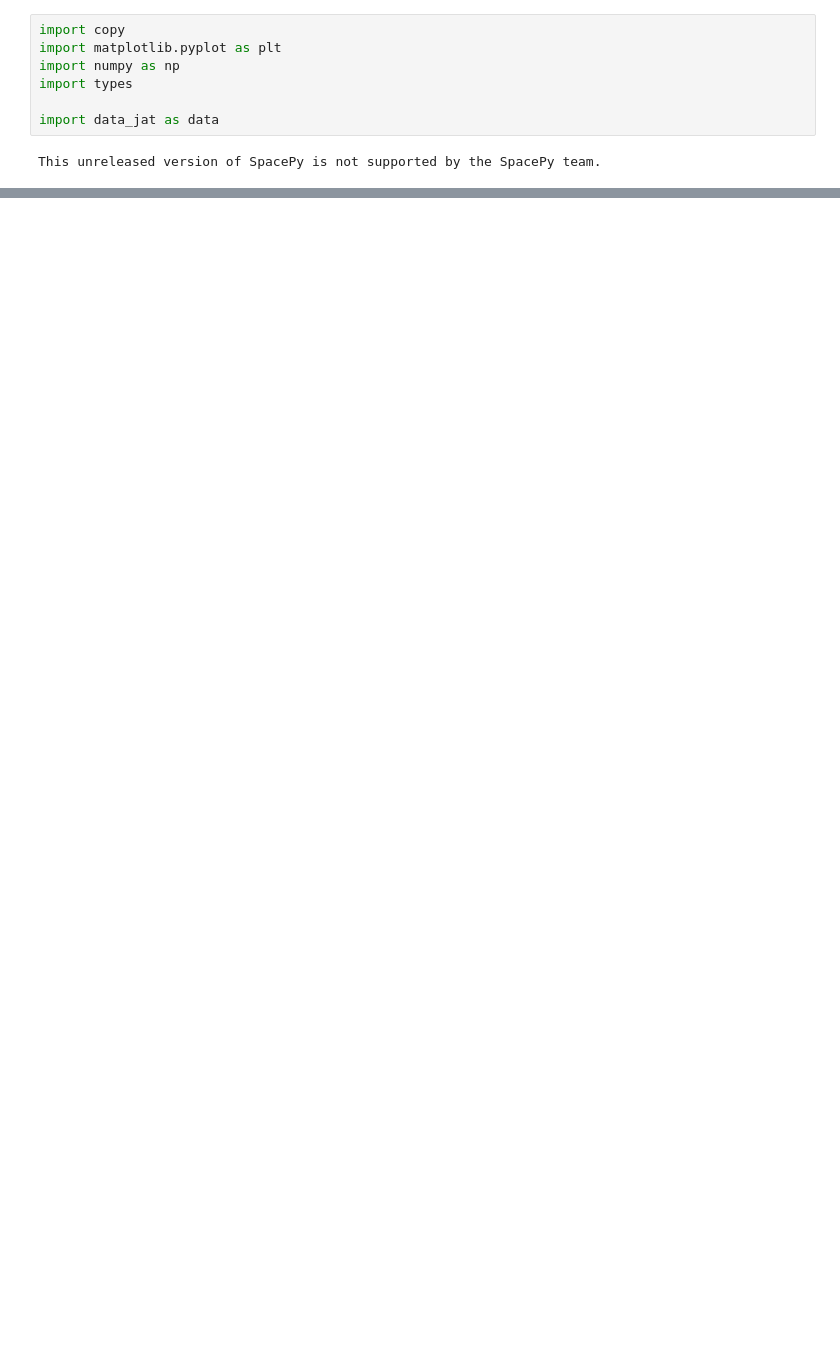
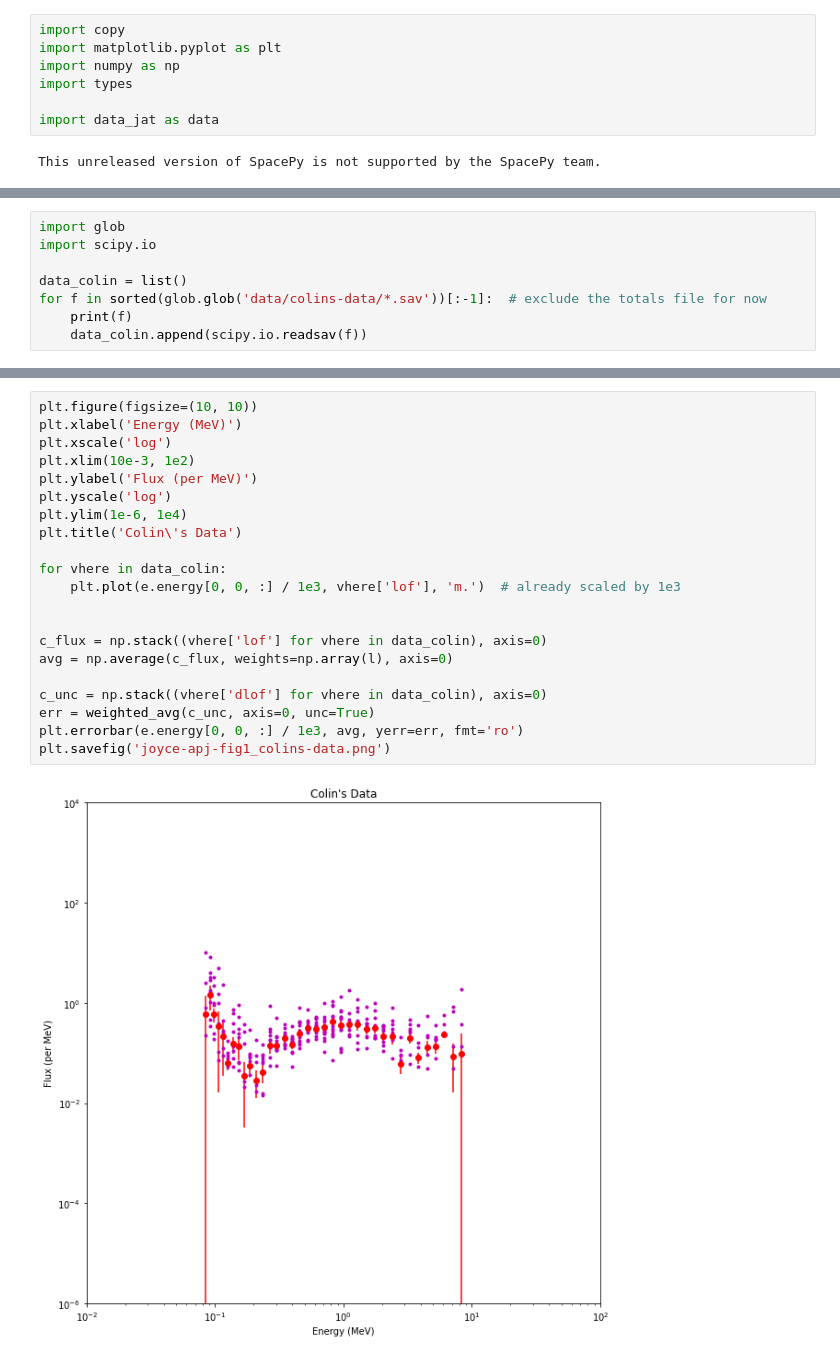
Before and after one commit to asher-m/thesis, a Jupyter notebook: joyce-apj-fig1.ipynb, the cells around one changed output, grey strips where cells are left out. Drawn from its saved outputs; the diff is of its cells as text; blank space fills up the shorter version.

```diff
--- a/joyce-apj-fig1.ipynb
+++ b/joyce-apj-fig1.ipynb
@@ -104,0 +141,8 @@ plt.plot(e.energy[0, 0, :] / 1e3, avg, 'ro')
+# %%
+import glob
+import scipy.io
+
+data_colin = list()
+for f in sorted(glob.glob('data/colins-data/*.sav'))[:-1]:  # exclude the totals file for now
+    print(f)
+    data_colin.append(scipy.io.readsav(f))
@@ -104,0 +247,23 @@ plt.plot(e.energy[0, 0, :] / 1e3, avg, 'ro')
+# %%
+plt.figure(figsize=(10, 10))
+plt.xlabel('Energy (MeV)')
+plt.xscale('log')
+plt.xlim(10e-3, 1e2)
+plt.ylabel('Flux (per MeV)')
+plt.yscale('log')
+plt.ylim(1e-6, 1e4)
+plt.title('Colin\'s Data')
+
+for vhere in data_colin:
+    plt.plot(e.energy[0, 0, :] / 1e3, vhere['lof'], 'm.')  # already scaled by 1e3
+
+
+c_flux = np.stack((vhere['lof'] for vhere in data_colin), axis=0)
+avg = np.average(c_flux, weights=np.array(l), axis=0)
+
+c_unc = np.stack((vhere['dlof'] for vhere in data_colin), axis=0)
+err = weighted_avg(c_unc, axis=0, unc=True)
+plt.errorbar(e.energy[0, 0, :] / 1e3, avg, yerr=err, fmt='ro')
+plt.savefig('joyce-apj-fig1_colins-data.png')
+# %% [output]
+[figure, added]
```
Also changed, not shown: parts of 16 cells of this notebook.
